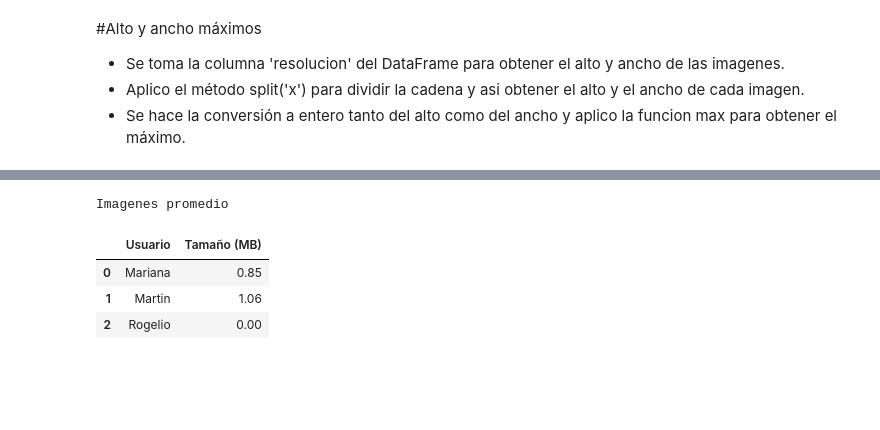
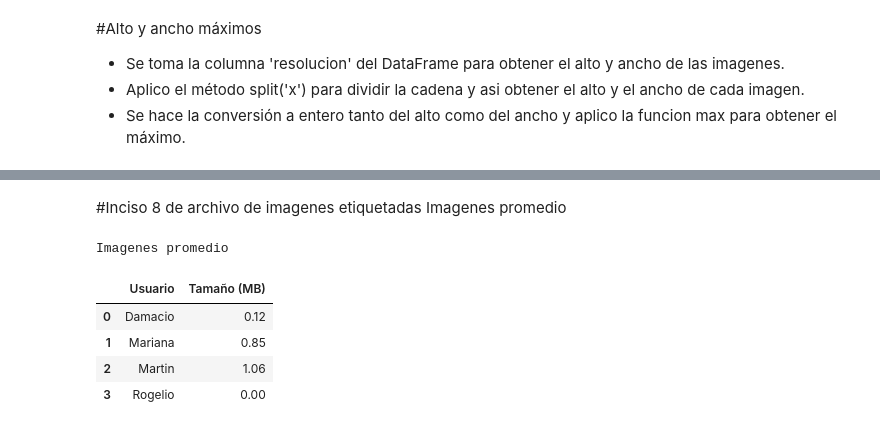
Before and after one commit to mayraPeguinho/unlpImage, a Jupyter notebook: notebooks/estadisticas_jupyter.ipynb, the cells around one changed output, grey strips where cells are left out. Saved outputs shown, nothing was run; the diff lists cells and outputs as text; code cells hidden in the pictures; blank space fills up the shorter version.

Commit message:
Agregadas explicaciones de algunos incisos del analisis de datos

```diff
--- a/notebooks/estadisticas_jupyter.ipynb
+++ b/notebooks/estadisticas_jupyter.ipynb
@@ -60,20 +90,23 @@ df_7
+# %% [markdown]
+#Inciso 8 de archivo de imagenes etiquetadas
+    Imagenes promedio
 # %%
 #inciso 8, archivo imagenes clasificadas
 #Imagenes promedio
 
-df_etiq=pd.read_csv(archivo_imagenes_etiquetadas_csv)
-df_etiq=df_etiq.rename(columns={'ultimo_perfil': 'Usuario'})
+#Falta que calcule el promedio
 
-df_json=pd.read_json(archivo_perfiles_json)
+df_8=df_etiq.rename(columns={'ultimo_perfil': 'Usuario'})
 
-outer_join=pd.merge(df_etiq,df_json,on="Usuario",how="outer")
+outer_join=pd.merge(df_8,df_json,on="Usuario",how="outer")
 tabla_final=outer_join.groupby(outer_join["Usuario"])["tamaño"].sum().reset_index(name="Tamaño (MB)")
 
 print('Imagenes promedio')
 tabla_final
 # %% [output]
 Imagenes promedio
 |  | Usuario | Tamaño (MB) |
-| 0 | Mariana | 0.85 |
-| 1 | Martin | 1.06 |
-| 2 | Rogelio | 0.00 |
+| 0 | Damacio | 0.12 |
+| 1 | Mariana | 0.85 |
+| 2 | Martin | 1.06 |
+| 3 | Rogelio | 0.00 |
```
Also changed, not shown: parts of 9 cells of this notebook, 3 other files.
